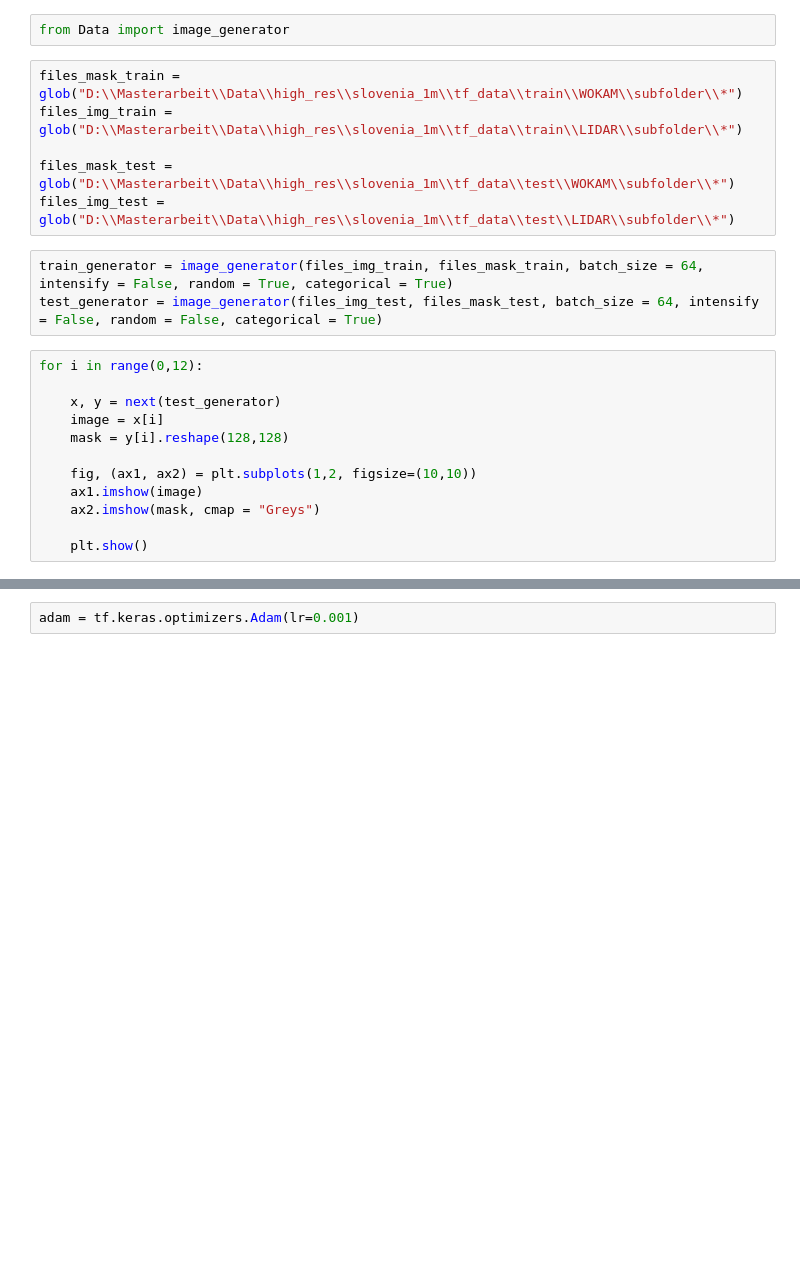
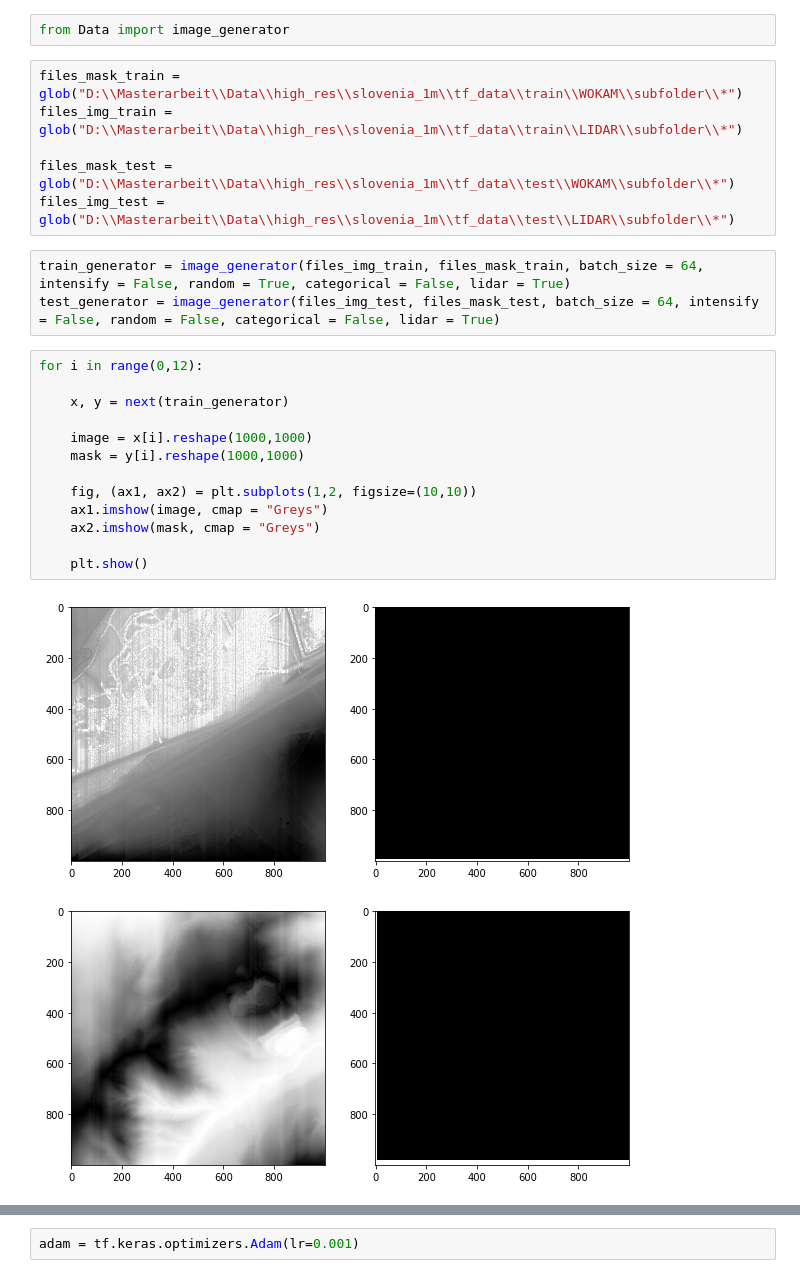
Before and after one commit to ajjdan/Karst-Segmentation-from-DEM, a Jupyter notebook: Training_high_resolution_Slovenia.ipynb, the cells around one changed output, grey strips where cells are left out. Cells and saved outputs as stored; diff of their text form; blank space fills up the shorter version.

```diff
--- a/Training_high_resolution_Slovenia.ipynb
+++ b/Training_high_resolution_Slovenia.ipynb
@@ -52,17 +56,21 @@ files_img_train = glob("D:\\Masterarbeit\\Data\\high_res\\slovenia_1m\\tf_data\\
 files_mask_test = glob("D:\\Masterarbeit\\Data\\high_res\\slovenia_1m\\tf_data\\test\\WOKAM\\subfolder\\*")
 files_img_test = glob("D:\\Masterarbeit\\Data\\high_res\\slovenia_1m\\tf_data\\test\\LIDAR\\subfolder\\*")
 # %%
-train_generator = image_generator(files_img_train, files_mask_train, batch_size = 64, intensify = False, random = True, categorical = True)
-test_generator = image_generator(files_img_test, files_mask_test, batch_size = 64, intensify = False, random = False, categorical = True)
+train_generator = image_generator(files_img_train, files_mask_train, batch_size = 64, intensify = False, random = True, categorical = False, lidar = True)
+test_generator = image_generator(files_img_test, files_mask_test, batch_size = 64, intensify = False, random = False, categorical = False, lidar = True)
 # %%
 for i in range(0,12):
 
-    x, y = next(test_generator)
-    image = x[i]
-    mask = y[i].reshape(128,128)
+    x, y = next(train_generator)
+
+    image = x[i].reshape(1000,1000)
+    mask = y[i].reshape(1000,1000)
 
     fig, (ax1, ax2) = plt.subplots(1,2, figsize=(10,10))
-    ax1.imshow(image)
+    ax1.imshow(image, cmap = "Greys")
     ax2.imshow(mask, cmap = "Greys")
 
     plt.show()
+# %% [output]
+[figure, added]
+[figure, added]
```
Also changed, not shown: parts of 6 cells of this notebook, 3 other files.
